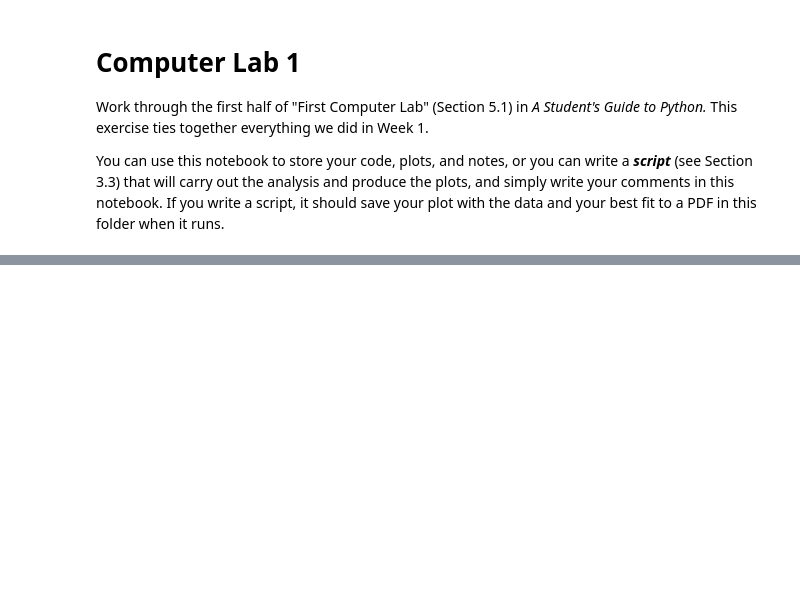
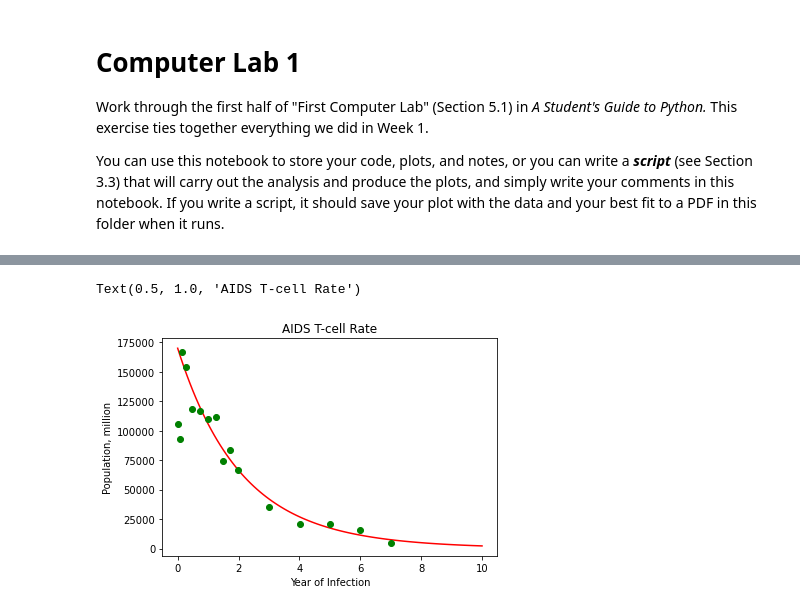
Before and after one commit to kvkp/biophysics, a Jupyter notebook: week-02/computer-lab-1.ipynb, the cells around one changed output, grey strips where cells are left out. Saved outputs shown, nothing was run; the diff lists cells and outputs as text; code cells hidden in the pictures; blank space fills up the shorter version.

```diff
--- a/week-02/computer-lab-1.ipynb
+++ b/week-02/computer-lab-1.ipynb
@@ -27,21 +27,28 @@ plt.plot(time,vl)
 # %%
 
 
 import numpy as np
 import matplotlib.pyplot as plt
 import math
 
-time, population = np.loadtxt("population.csv", delimiter = "," , unpack = True)
+time2, pos = np.loadtxt("HIVseries.csv", delimiter = "," , unpack = True)
 
-a=1
-al=1
+a=60000
+al=.35
 
-b=1
-be=1
+b=110000
+be=0.55
 
 #time=1
 
-time = np.linspace(0,100,100)
+time = np.linspace(0,10,101)
 vl = a*np.exp(-al*time)+b*np.exp(-be*time)
 
-plt.plot(time,vl)
+plt.plot(time,vl,color='red' )
+plt.plot(time2,pos, 'o', color='green')
+plt.xlabel("Year of Infection")
+plt.ylabel("Population, million")
+plt.title("AIDS T-cell Rate")
+# %% [output]
+Text(0.5, 1.0, 'AIDS T-cell Rate')
+[figure, added]
```
Also changed, not shown: parts of 3 cells of this notebook, 2 other files.
